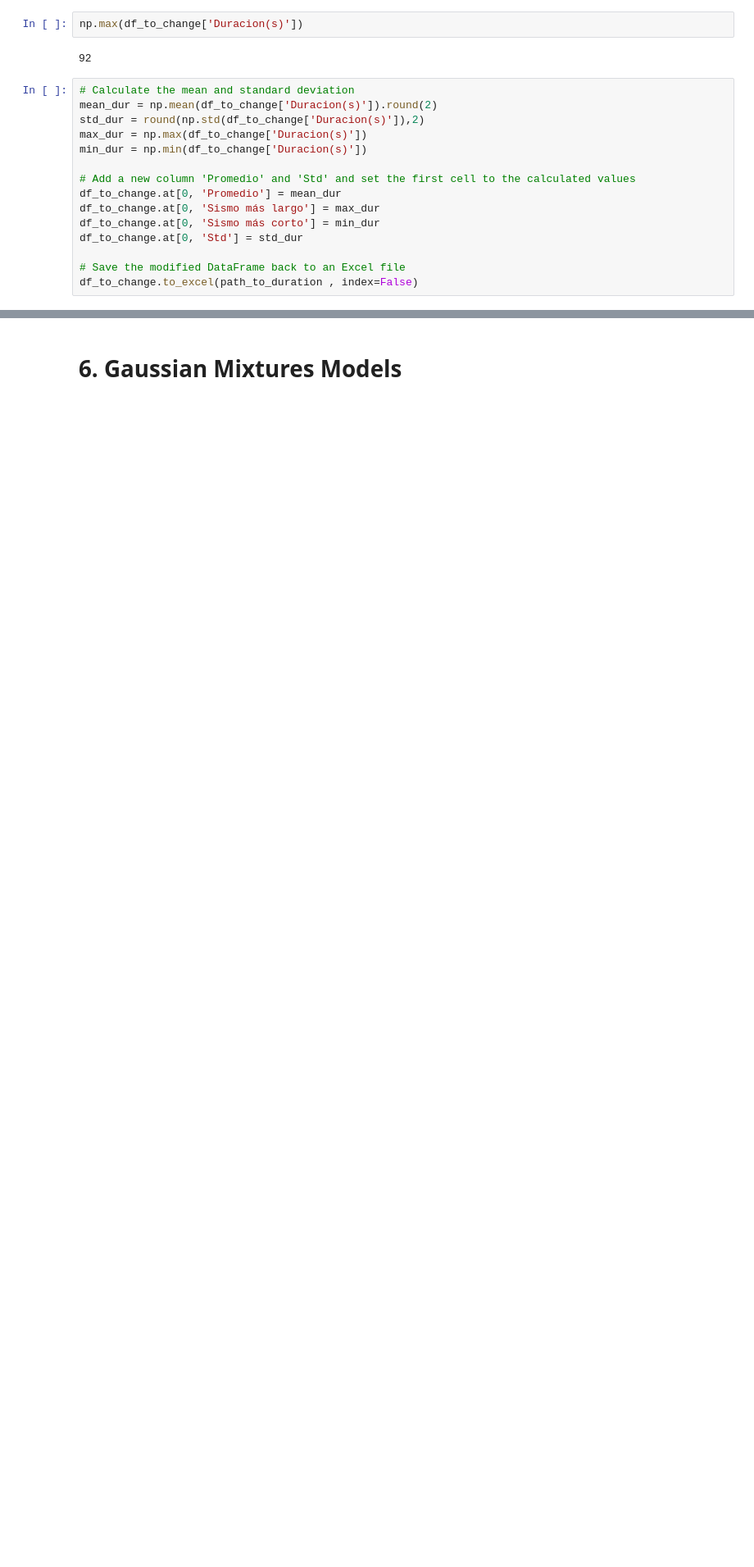
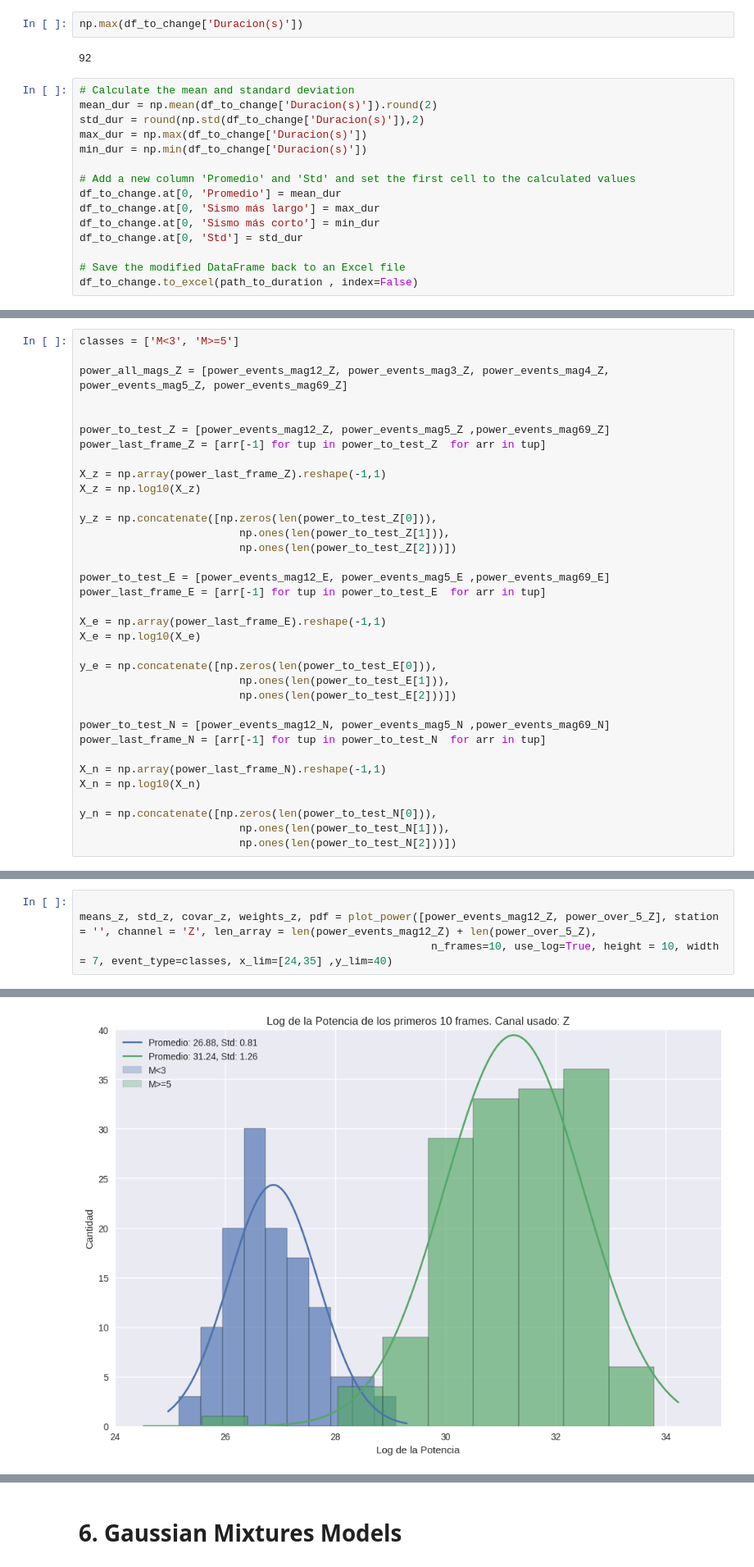
Before and after one commit to simonvidal99/Trigger, a Jupyter notebook: newdbprocessing.ipynb, the cells around one changed output, grey strips where cells are left out. Shown: that part at 82% size. Cells and saved outputs as stored; diff of their text form; blank space fills up the shorter version.

```diff
--- a/newdbprocessing.ipynb
+++ b/newdbprocessing.ipynb
@@ -1067,0 +1070,35 @@ df_to_change.to_excel(path_to_duration , index=False)
+# %%
+classes = ['M<3', 'M>=5']
+
+power_all_mags_Z = [power_events_mag12_Z, power_events_mag3_Z, power_events_mag4_Z, power_events_mag5_Z, power_events_mag69_Z]
+
+
+power_to_test_Z = [power_events_mag12_Z, power_events_mag5_Z ,power_events_mag69_Z]
+power_last_frame_Z = [arr[-1] for tup in power_to_test_Z  for arr in tup]
+
+X_z = np.array(power_last_frame_Z).reshape(-1,1)
+X_z = np.log10(X_z)
+
+y_z = np.concatenate([np.zeros(len(power_to_test_Z[0])),
+                         np.ones(len(power_to_test_Z[1])),
+                         np.ones(len(power_to_test_Z[2]))])
+
+power_to_test_E = [power_events_mag12_E, power_events_mag5_E ,power_events_mag69_E]
+power_last_frame_E = [arr[-1] for tup in power_to_test_E  for arr in tup]
+
+X_e = np.array(power_last_frame_E).reshape(-1,1)
+X_e = np.log10(X_e)
+
+y_e = np.concatenate([np.zeros(len(power_to_test_E[0])),
+                         np.ones(len(power_to_test_E[1])),
+                         np.ones(len(power_to_test_E[2]))])
+
+power_to_test_N = [power_events_mag12_N, power_events_mag5_N ,power_events_mag69_N]
+power_last_frame_N = [arr[-1] for tup in power_to_test_N  for arr in tup]
+
+X_n = np.array(power_last_frame_N).reshape(-1,1)
+X_n = np.log10(X_n)
+
+y_n = np.concatenate([np.zeros(len(power_to_test_N[0])),
+                         np.ones(len(power_to_test_N[1])),
+                         np.ones(len(power_to_test_N[2]))])
@@ -1067,0 +1112,5 @@ df_to_change.to_excel(path_to_duration , index=False)
+# %%
+
+means_z, std_z, covar_z, weights_z, pdf = plot_power([power_events_mag12_Z, power_over_5_Z], station = '', channel = 'Z', len_array = len(power_events_mag12_Z) + len(power_over_5_Z),
+                                                       n_frames=10, use_log=True, height = 10, width = 7, event_type=classes, x_lim=[24,35] ,y_lim=40)
+# %% [output]
@@ -1067,0 +1121 @@ df_to_change.to_excel(path_to_duration , index=False)
+[figure, added]
```
Also changed, not shown: parts of 7 cells of this notebook, 52 other files.
